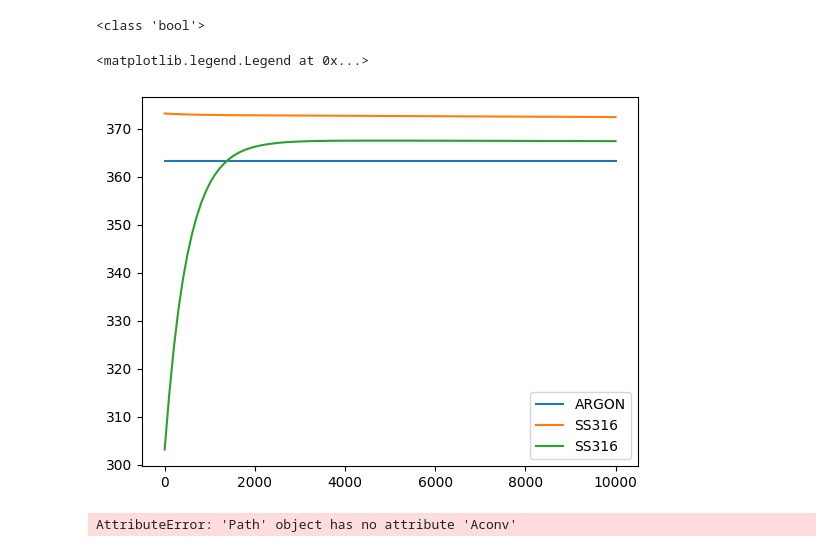
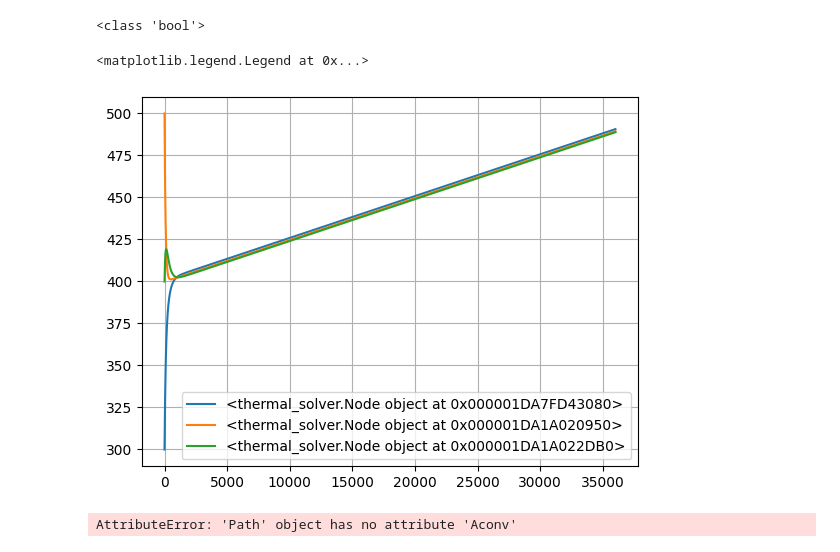
Before and after one commit to Aiden-Ryan/fluidlib, a Jupyter notebook: workspace.ipynb, the cells around one changed output. Saved outputs shown, nothing was run; the diff lists cells and outputs as text; code cells hidden in the pictures.

```diff
--- a/workspace.ipynb
+++ b/workspace.ipynb
@@ -18,58 +18,59 @@ print(type(eval("False")))
 <class 'bool'>
 # %%
 node1 = t.Node(
-    T = 273.15+90,
-    Pressure= c.psi2pa(115),
-    medium="ARGON",
-    medium_type="FLUID",
-    isothermal=True
+    T = 300,
+    V=0.01,
+    medium="SS316",
+    medium_type="SOLID",
+    isothermal=False,
+    Eg=300
 )
 node2 = t.Node(
-    T = 273.15 + 100,
-    Pressure= 101325,
+    T = 500,
+    V=.01,
     medium="SS316",
     medium_type="SOLID",
     isothermal=False
 )
 node3 = t.Node(
-    T=273.15+30,
+    T=400,
     medium="SS316",
     medium_type="SOLID",
-    V=v.cylinder(c.inch2m(0.75), 1) - v.cylinder(c.inch2m(0.75-2*.065), 1)
+    V=.01,
+    isothermal = False
 )
 a = t.Path(
     nodeA = node1,
-    nodeB = node3,
-    Area=m.pi/4*c.inch2m(0.75-2*.065)*1,
-    h= 25,
+    nodeB = node2,
+    Area=0.1,
+    dx=.01,
 
 )
 b = t.Path(
     nodeA=node2,
     nodeB=node3,
-    Area=m.pi/4*c.inch2m(0.75)*1,
-    h= 4.6
+    Area=.1,
+    dx=.01
 )
 nodes = [node1, node2,node3]
 paths = [a,b]
-t_span = [0,1e4
-          ]
-t_eval = np.linspace(t_span[0], t_span[1], 100)
+t_span = [0,36000]
+t_eval = np.linspace(t_span[0], t_span[1], 10000)
 
 y = t.T_vs_t(
     t_span,
     t_eval,
     paths,
     nodes
 )
 plt.plot(y.t, y.y[0])
 plt.plot(y.t, y.y[1])
 plt.plot(y.t, y.y[2])
-
-plt.legend([node1.medium, node2.medium,node3.medium])
+plt.grid(True)
+plt.legend([node1, node2, node3])
 # %% [output]
 <matplotlib.legend.Legend at 0x...>
-[figure, old version]
+[figure, new version]
 # %%
 #q = hA(T1-T2)
 print(a.h * a.Aconv * (y.y[2][-1] - y.y[0][-1]),
```
Also changed, not shown: 3 other files.
